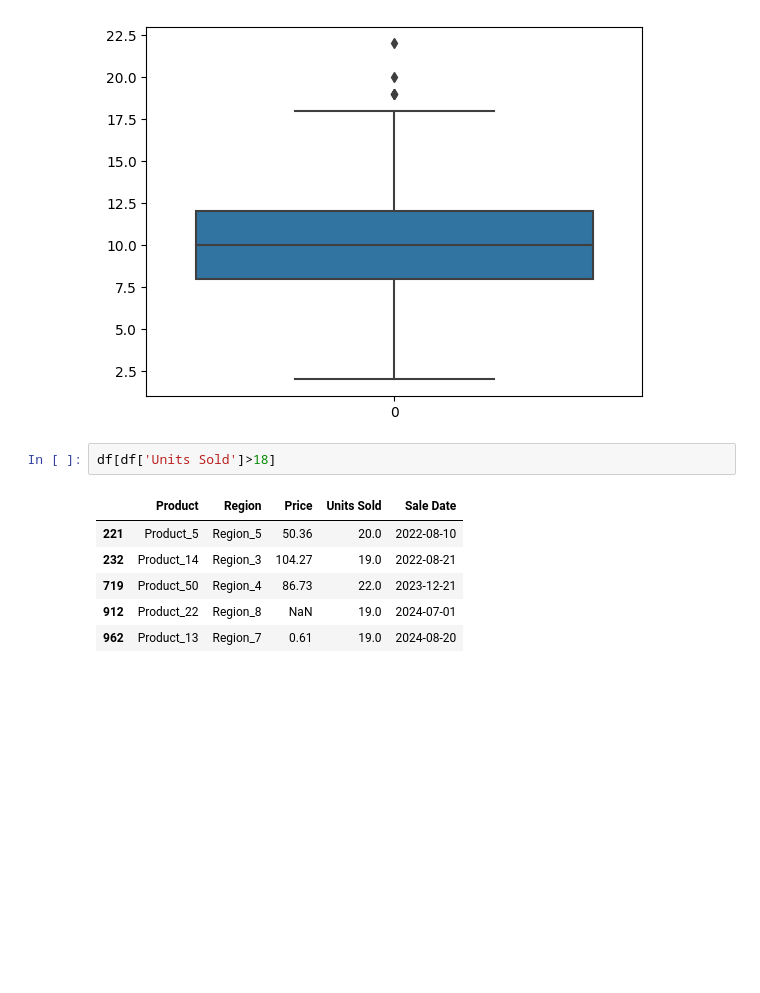
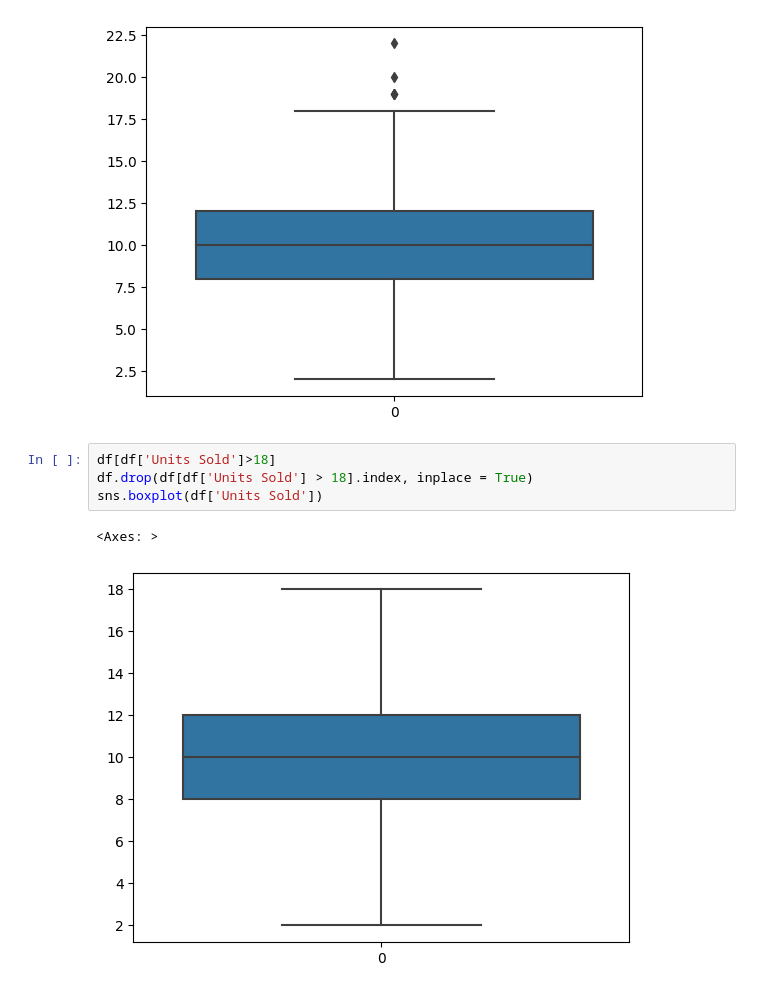
Before and after one commit to CodyDong/schulich_data_science, a Jupyter notebook: assignment1.ipynb, the cells around one changed output. Saved outputs shown, nothing was run; the diff lists cells and outputs as text; blank space fills up the shorter version.

```diff
--- a/assignment1.ipynb
+++ b/assignment1.ipynb
@@ -78,14 +112,12 @@ sns.boxplot(df['Units Sold'])
 # %% [output]
 <Axes: >
 [figure]
-# %%
-df[df['Units Sold']>18]
-# %% [output]
-|  | Product | Region | Price | Units Sold | Sale Date |
-| 221 | Product_5 | Region_5 | 50.36 | 20.0 | 2022-08-10 |
-| 232 | Product_14 | Region_3 | 104.27 | 19.0 | 2022-08-21 |
-| 719 | Product_50 | Region_4 | 86.73 | 22.0 | 2023-12-21 |
-| 912 | Product_22 | Region_8 | NaN | 19.0 | 2024-07-01 |
-| 962 | Product_13 | Region_7 | 0.61 | 19.0 | 2024-08-20 |
+# %%
+df[df['Units Sold']>18]
+df.drop(df[df['Units Sold'] > 18].index, inplace = True)
+sns.boxplot(df['Units Sold'])
+# %% [output]
+<Axes: >
+[figure, added]
 # %%
 sns.boxplot(df['Price'])
```
Also changed, not shown: parts of 18 cells of this notebook.
